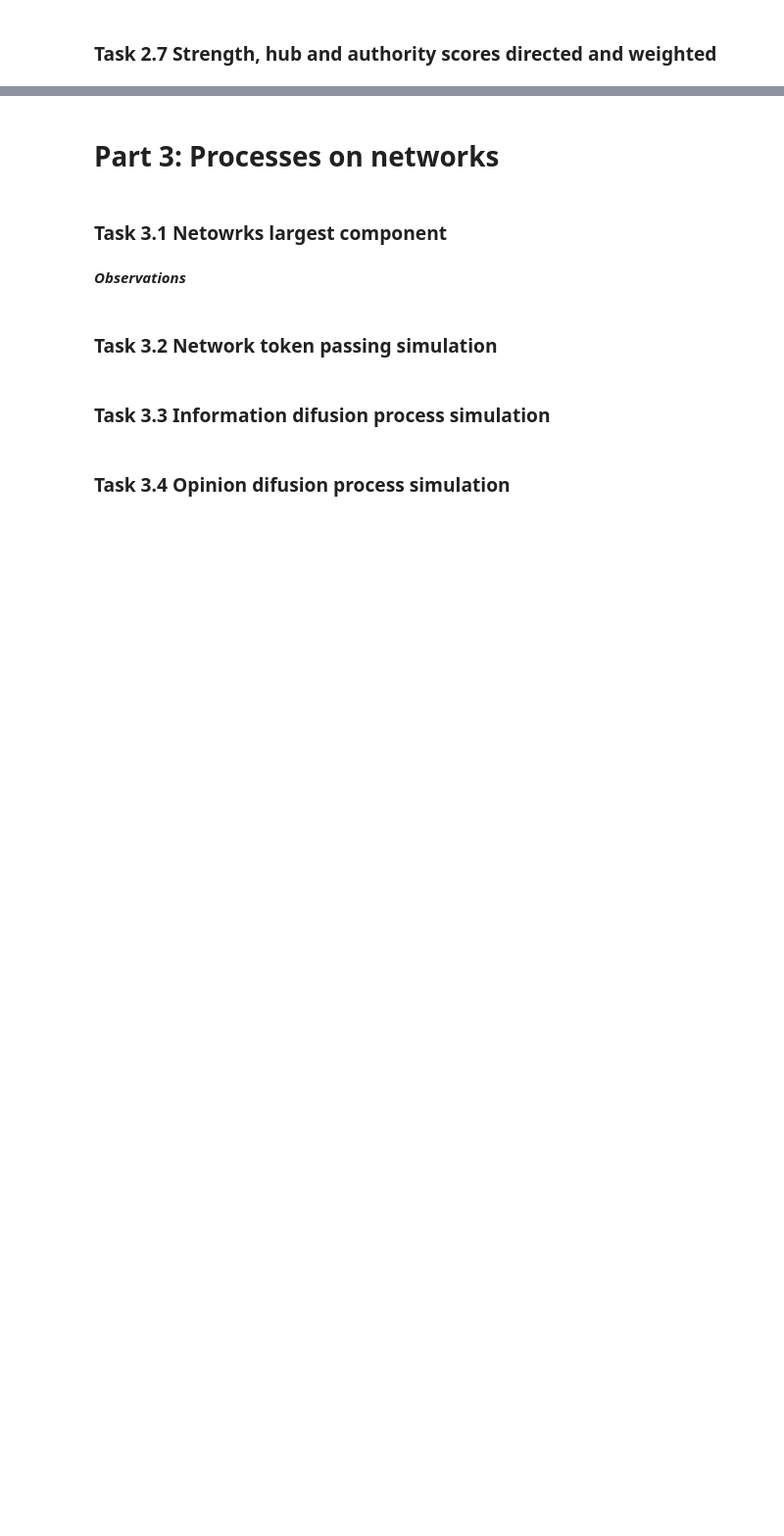
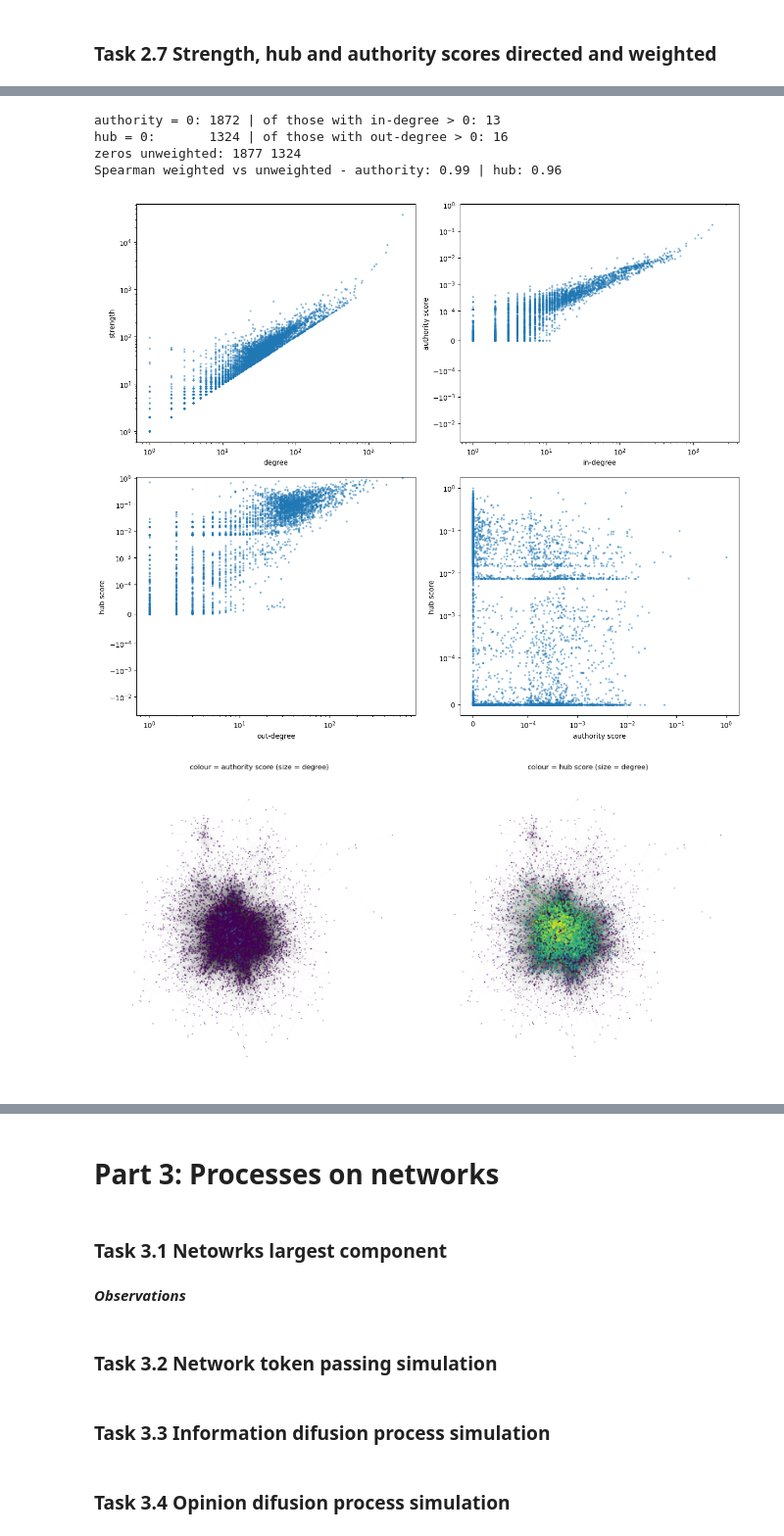
Before and after one commit to oskarpiibar/Mining-of-Social-Data, a Jupyter notebook: Lab2/lab2.ipynb, the cells around one changed output, grey strips where cells are left out. Shown at 98% size. Saved outputs shown, nothing was run; the diff lists cells and outputs as text; code cells hidden in the pictures; blank space fills up the shorter version.

```diff
--- a/Lab2/lab2.ipynb
+++ b/Lab2/lab2.ipynb
@@ -401,6 +595,22 @@ Betweenness and degree are positively related, with the hubs in the top right, a
 # %% [markdown]
 ### Task 2.7 Strength, hub and authority scores directed and weighted
 # %%
-# Already directed networks
-g_dir, H_dir
+deg_und = np.array(H_und.degree())
+deg_in  = np.array(H_dir.indegree());  deg_out = np.array(H_dir.outdegree())
+str_in  = np.array(H_dir.strength(mode="in",  weights="weight"))     # retweets received
+str_out = np.array(H_dir.strength(mode="out", weights="weight"))     # retweets sent
+auth = np.array(H_dir.authority_score(weights="weight"))             # scaled so the maximum is 1
+hub  = np.array(H_dir.hub_score(weights="weight"))
+
+res = pd.DataFrame({"account_id": H_dir.vs["name"], "degree": deg_und, "in_deg": deg_in, "out_deg": deg_out,
+                    "strength": str_in + str_out, "in_str": str_in, "out_str": str_out,
+                    "authority": auth, "hub": hub})
+res["deg_rank"] = res["degree"].rank(ascending=False, method="min").astype(int)
+
+for a, b in [("degree", "strength"), ("in_deg", "authority"), ("out_deg", "hub"), ("in_str", "authority"), ("out_str", "hub")]:
+    print(f"Spearman {a} vs {b}: {spearmanr(res[a], res[b]).correlation:.2f}")
+
+for col in ["strength", "authority", "hub"]:
+    print(f"\nTop 10 by {col}")
+    display(res.sort_values(col, ascending=False).head(10).round(3))
 # %% [output]
@@ -408,2 +659,53 @@ g_dir, H_dir
+# %%
+print("authority = 0:", (auth == 0).sum(), "| of those with in-degree > 0:", ((auth == 0) & (deg_in > 0)).sum())
+print("hub = 0:      ", (hub == 0).sum(),  "| of those with out-degree > 0:", ((hub == 0) & (deg_out > 0)).sum())
+
+auth_u = np.array(H_dir.authority_score(weights=None))     # unweighted version for comparison
+hub_u  = np.array(H_dir.hub_score(weights=None))
+print("zeros unweighted:", (auth_u == 0).sum(), (hub_u == 0).sum())
+print("Spearman weighted vs unweighted - authority:", round(spearmanr(auth, auth_u).correlation, 2),
+      "| hub:", round(spearmanr(hub, hub_u).correlation, 2))
+# %% [output]
+authority = 0: 1872 | of those with in-degree > 0: 13
+hub = 0:       1324 | of those with out-degree > 0: 16
+zeros unweighted: 1877 1324
+Spearman weighted vs unweighted - authority: 0.99 | hub: 0.96
+# %%
+# 1) scatter plots: weights and direction versus plain degree
+fig, axes_sc = plt.subplots(2, 2, figsize=(13, 11))
+
+axes_sc[0, 0].scatter(deg_und, str_in + str_out, s=4, alpha=0.4)
+axes_sc[0, 0].set(xscale="log", yscale="log", xlabel="degree", ylabel="strength")
+
+axes_sc[0, 1].scatter(deg_in, auth, s=4, alpha=0.4)
+axes_sc[0, 1].set(xscale="log", xlabel="in-degree", ylabel="authority score")
+axes_sc[0, 1].set_yscale("symlog", linthresh=1e-4)
+
+axes_sc[1, 0].scatter(deg_out, hub, s=4, alpha=0.4)
+axes_sc[1, 0].set(xscale="log", xlabel="out-degree", ylabel="hub score")
+axes_sc[1, 0].set_yscale("symlog", linthresh=1e-4)
+
+axes_sc[1, 1].scatter(auth, hub, s=4, alpha=0.4)
+axes_sc[1, 1].set(xlabel="authority score", ylabel="hub score")
+axes_sc[1, 1].set_xscale("symlog", linthresh=1e-4)
+axes_sc[1, 1].set_yscale("symlog", linthresh=1e-4)
+
+plt.tight_layout(); plt.show()
+
+# 2) node-link plots: size = degree, colour = authority / hub score (log-compressed)
+sizes = 2 + 22 * np.sqrt(deg_und / deg_und.max())
+fig, axes_nl = plt.subplots(1, 2, figsize=(16, 8))
+for ax, score, title in [(axes_nl[0], auth, "colour = authority score"),
+                         (axes_nl[1], hub,  "colour = hub score")]:
+    score = np.clip(score, 0, None)                      # remove tiny negative values (numerical noise)
+    shade = np.log1p(1000 * score) / np.log1p(1000)
+    ig.plot(H_und, target=ax, layout=layouts["fr"], vertex_size=list(sizes),
+            vertex_color=[(*plt.cm.viridis(s)[:3], 0.9) for s in shade],
+            vertex_frame_width=0, vertex_label=None, edge_width=0.2)
+    ax.set_title(title + " (size = degree)")
+plt.tight_layout(); plt.show()
+# %% [output]
+[figure, added]
+[figure, added]
 # %% [markdown]
 ***Observations***
```
Also changed, not shown: parts of 11 cells of this notebook.
